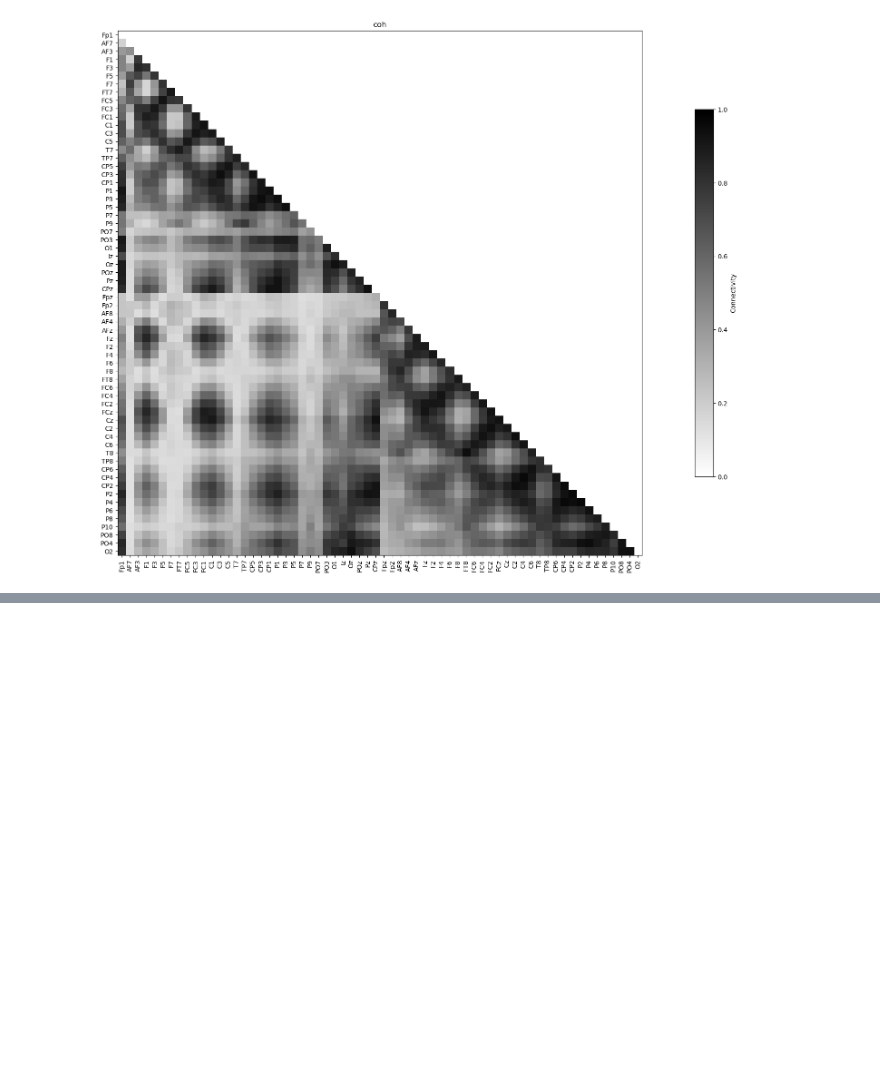
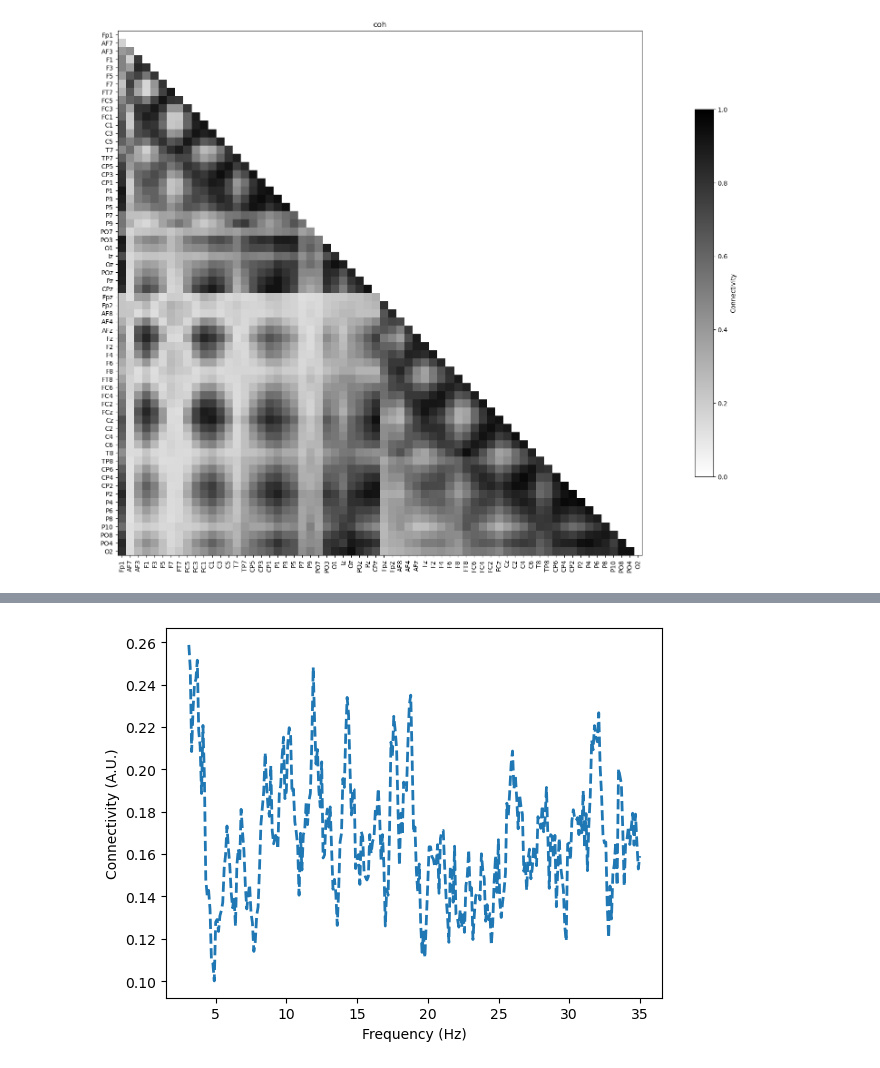
Before and after one commit to navnoorsingh0309/Brain_waves_analysis, a Jupyter notebook: main_TF.ipynb, the cells around one changed output, grey strips where cells are left out. Cells and saved outputs as stored; diff of their text form; code cells hidden in the pictures; blank space fills up the shorter version.

Commit message:
Added MIC Connectivity basics

```diff
--- a/main_TF.ipynb
+++ b/main_TF.ipynb
@@ -338,3 +338,14 @@ def plot_con_matrix(con_data):
 plot_con_matrix(con_epochs_array)
 # %% [output]
 [figure]
+# %%
+# Canonical Coherence based connectivity
+
+seeds = [0, 1, 2, 6, 7, 8]
+targets = [3, 4, 5, 9, 10, 11]
+multivar_indices = ([seeds], [targets])
+
+# Compute MIC
+mic = spectral_connectivity_epochs(
+    epochs[0], method='mic', indices=multivar_indices, sfreq=100, fmin=3, fmax=35
+)
@@ -340,0 +371,10 @@ plot_con_matrix(con_epochs_array)
+# %%
+fig, axis = plt.subplots(1, 1);
+axis.plot(
+    mic.freqs, np.abs(mic.get_data()[0]), linewidth=2, label="MIC", linestyle="--"
+);
+axis.set_xlabel("Frequency (Hz)");
+axis.set_ylabel("Connectivity (A.U.)");
+plt.show();
+# %% [output]
+[figure, added]
```
Also changed, not shown: parts of 1 cell of this notebook.
